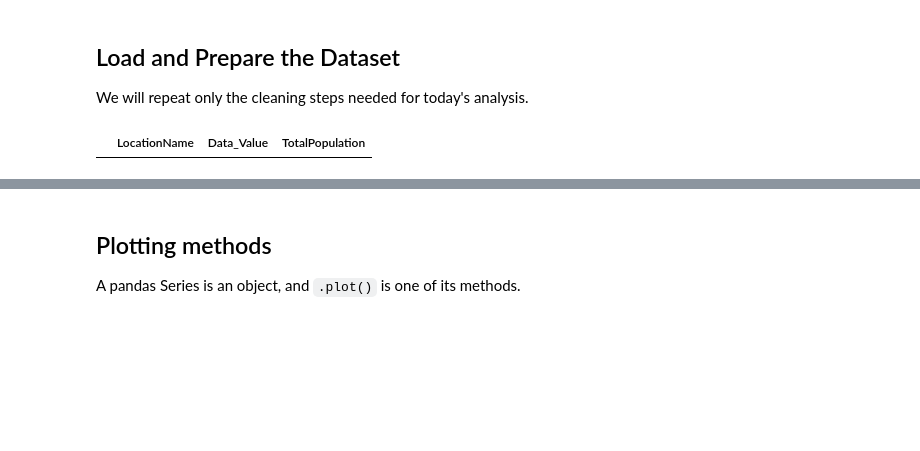
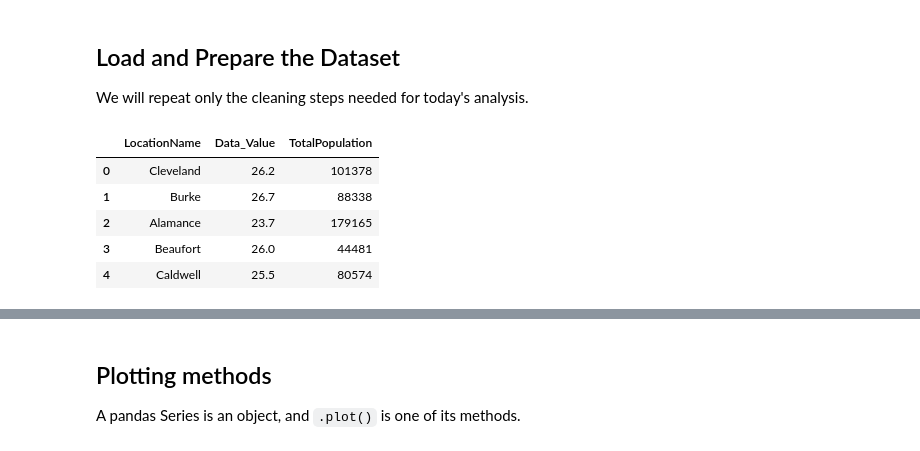
Before and after one commit to stromc485/geog592-stromc, a Jupyter notebook: schedule/week5/GEOG592_Module3_Day3_Visualization_Classification_vSept15.ipynb, the cells around one changed output, grey strips where cells are left out. Saved outputs shown, nothing was run; the diff lists cells and outputs as text; code cells hidden in the pictures; blank space fills up the shorter version.

```diff
--- a/schedule/week5/GEOG592_Module3_Day3_Visualization_Classification_vSept15.ipynb
+++ b/schedule/week5/GEOG592_Module3_Day3_Visualization_Classification_vSept15.ipynb
@@ -93,19 +92,24 @@ We will repeat only the cleaning steps needed for today's analysis.
 # %%
 filename = "physical_NC_with_an_error1.csv"
 
 df = pd.read_csv(filename)
 # print(df.head(3))
 
-df = df[df["Year"] == "2023"].copy() ## removing the first row by only selecting the rows that have the value "2023"
+df = df[df["Year"] == 2023].copy() ## removing the first row by only selecting the rows that have the value "2023"
 
 df["Data_Value"] = pd.to_numeric(df["Data_Value"], errors="coerce") ## making Data_Value numeric
 df["TotalPopulation"] = pd.to_numeric(
     df["TotalPopulation"].str.replace(",", "", regex=False),
     errors="coerce"
 )
 column_to_keep = ["LocationName", "Data_Value", "TotalPopulation"] ## the columns I would like to keep
 analysis = df[column_to_keep].dropna(subset=["Data_Value", "TotalPopulation"]).copy() ## the dropna is not needed in this database but just as a reminder of possible things we might want to do to clean the dataset
 
 analysis.head()
 # %% [output]
 |  | LocationName | Data_Value | TotalPopulation |
+| 0 | Cleveland | 26.2 | 101378 |
+| 1 | Burke | 26.7 | 88338 |
+| 2 | Alamance | 23.7 | 179165 |
+| 3 | Beaufort | 26.0 | 44481 |
+| 4 | Caldwell | 25.5 | 80574 |
```
Also changed, not shown: parts of 14 cells of this notebook, 10 other files.
